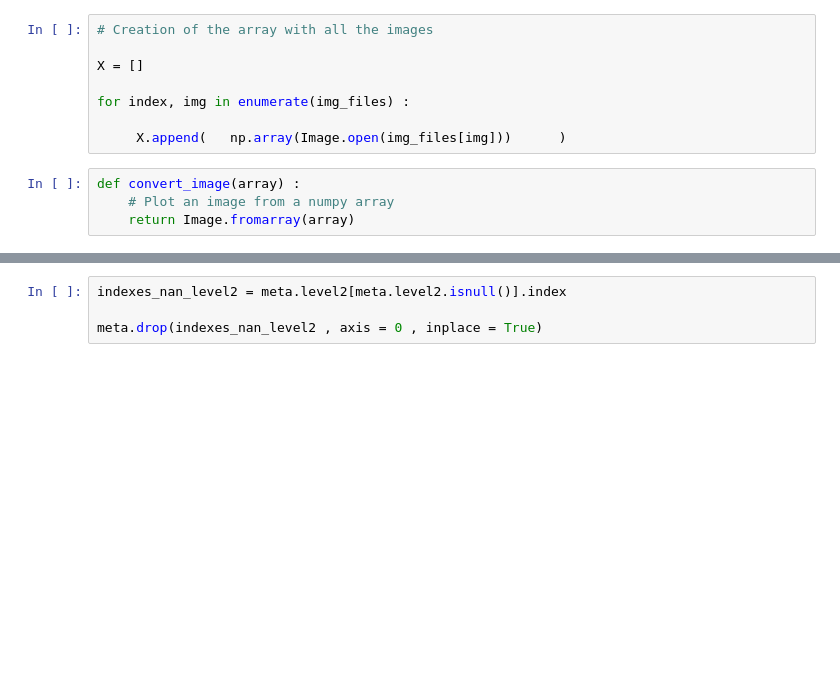
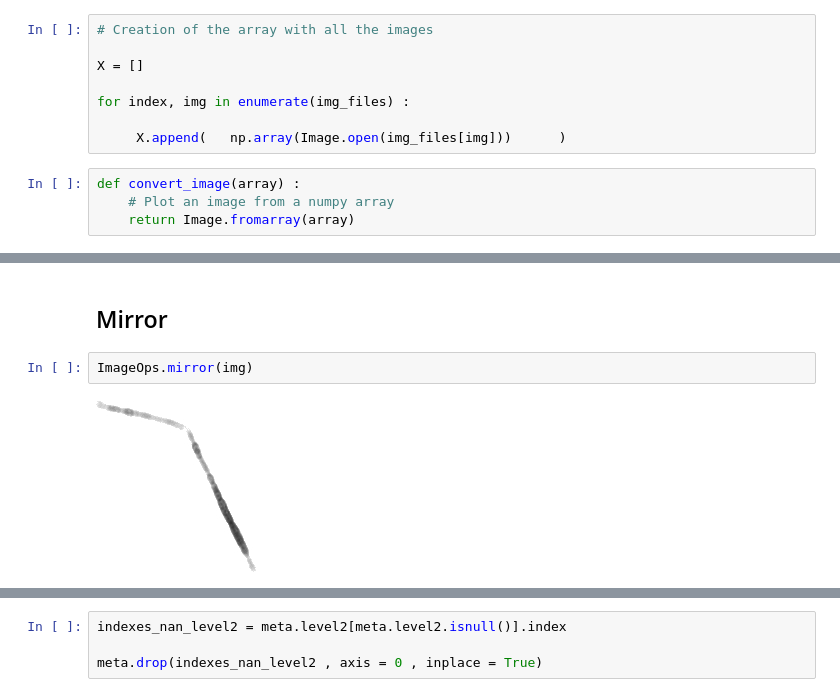
Before and after one commit to Makubu/AML, a Jupyter notebook: Plankton/plankton_challenge.ipynb, the cells around one changed output, grey strips where cells are left out. Cells and saved outputs as stored; diff of their text form; blank space fills up the shorter version.

```diff
--- a/Plankton/plankton_challenge.ipynb
+++ b/Plankton/plankton_challenge.ipynb
@@ -563,0 +407,6 @@ def convert_image(array) :
+# %% [markdown]
+## Mirror
+# %%
+ImageOps.mirror(img)
+# %% [output]
+[figure, added]
```
Also changed, not shown: parts of 105 cells of this notebook.
